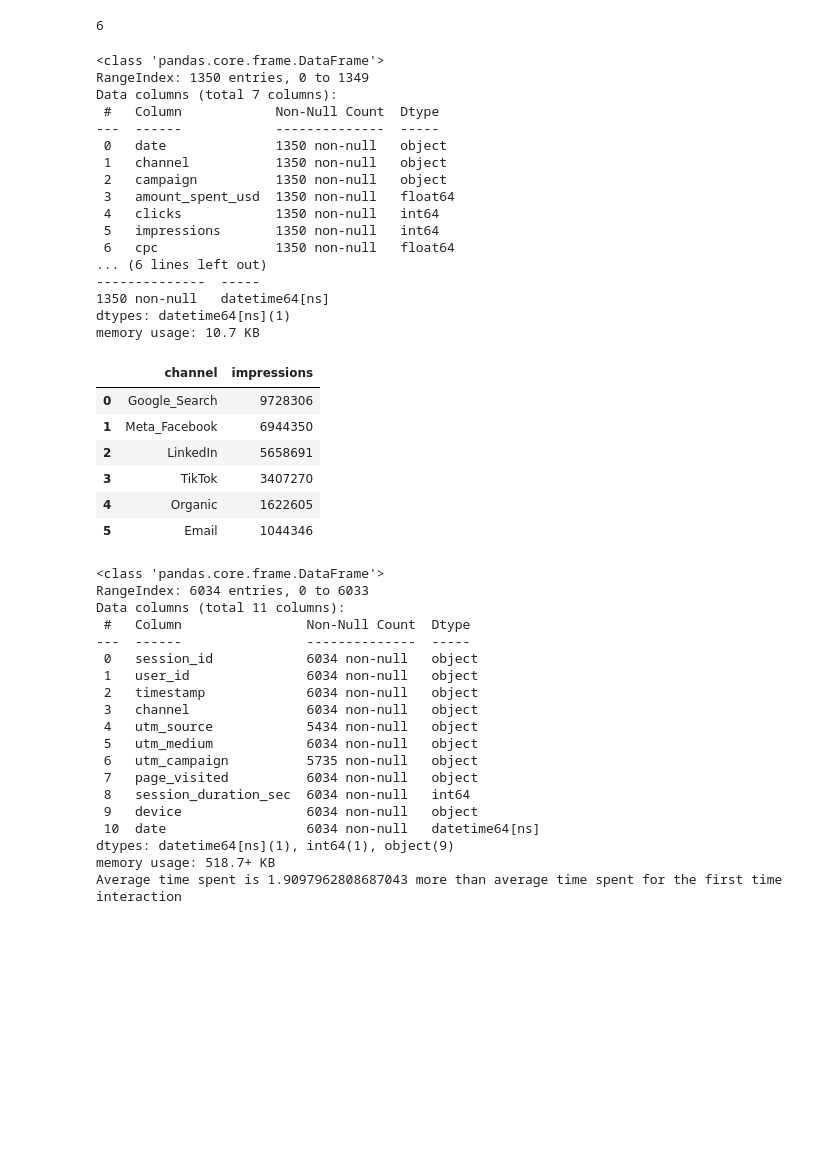
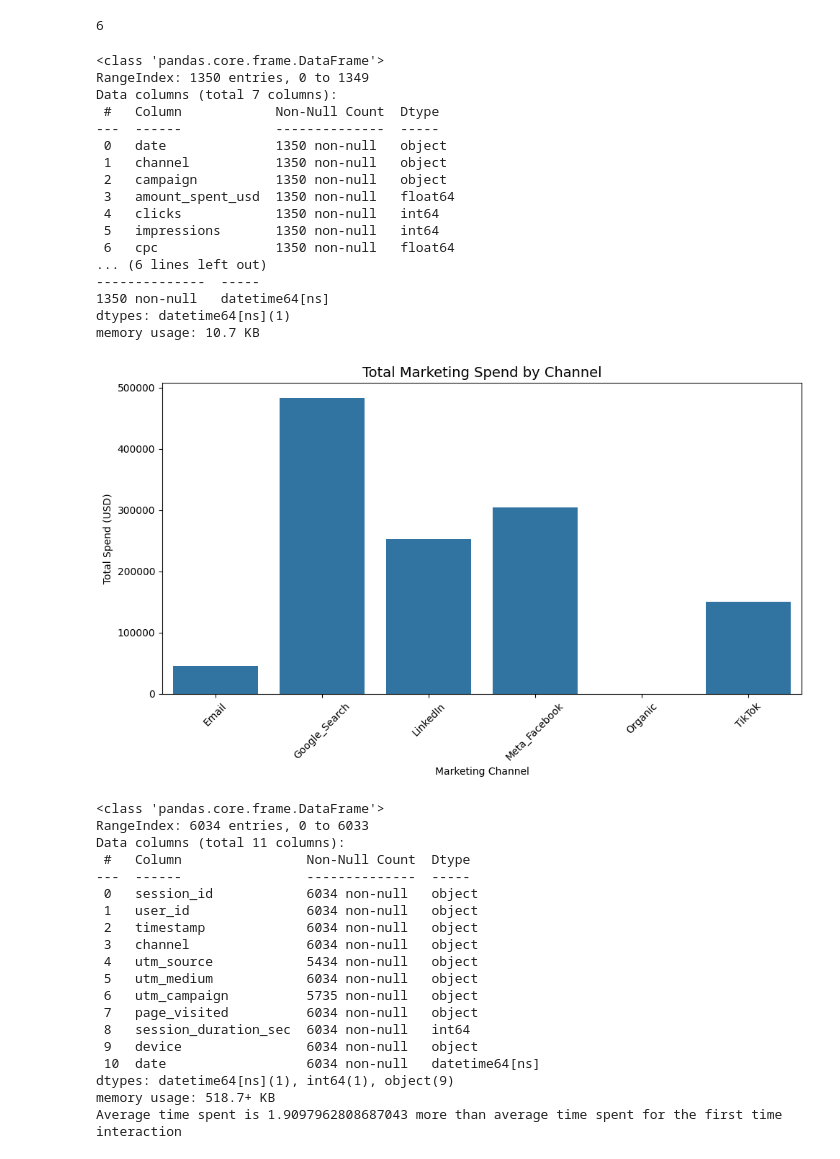
Before and after one commit to banerjee109/Infotact-Data-Team-2, a Jupyter notebook: Assignmenet_1_Roughbook.ipynb, the cells around one changed output. Drawn from its saved outputs; the diff is of its cells as text; code cells hidden in the pictures; blank space fills up the shorter version.

Commit message:
Created barplot for total marketing spend channel-wise in ad_spend_df

```diff
--- a/Assignmenet_1_Roughbook.ipynb
+++ b/Assignmenet_1_Roughbook.ipynb
@@ -283,40 +283,44 @@ click_through_rate
 ad_spend_df.head(1)
 grouped_cost=ad_spend_df.groupby(["campaign","channel"])["amount_spent_usd"].sum()
 grouped_impressions=ad_spend_df.groupby(["campaign","channel"])["impressions"].sum()
 cost_per_mille=(grouped_cost/grouped_impressions)*1000
 cost_per_mille = cost_per_mille.astype(float).sort_values(ascending=False)
 cost_per_mille.reset_index(name='cost_per_mille')
 ad_spend_df.head(2)
 ad_spend_df.groupby("campaign")["cpc"].sum().sort_values(ascending=False).reset_index()
 ad_spend_df["impressions"].idxmax()
 ad_spend_df["impressions"].idxmin()
 ad_spend_df.groupby("campaign")["impressions"].sum().sort_values(ascending=False).reset_index()
 ad_spend_df.groupby("channel")["impressions"].sum().sort_values(ascending=False).reset_index()
+##VISUALISATIONS
+channel_spend = ad_spend_df.groupby("channel")["amount_spent_usd"].sum().reset_index()
+plt.figure(figsize=(10,6))
+sns.barplot(data =channel_spend,x="channel",y="amount_spent_usd")
+plt.title("Total Marketing Spend by Channel", fontsize=14)
+plt.xlabel("Marketing Channel")
+plt.ylabel("Total Spend (USD)")
+plt.xticks(rotation=45)
+plt.tight_layout()
+plt.show()
 # %% [output]
 <class 'pandas.core.frame.DataFrame'>
 RangeIndex: 1350 entries, 0 to 1349
 Data columns (total 7 columns):
  #   Column            Non-Null Count  Dtype
 ---  ------            --------------  -----
  0   date              1350 non-null   object
  1   channel           1350 non-null   object
  2   campaign          1350 non-null   object
  3   amount_spent_usd  1350 non-null   float64
  4   clicks            1350 non-null   int64
  5   impressions       1350 non-null   int64
  6   cpc               1350 non-null   float64
 ... (6 lines left out)
 --------------  -----
 1350 non-null   datetime64[ns]
 dtypes: datetime64[ns](1)
 memory usage: 10.7 KB
-|  | channel | impressions |
-| 0 | Google_Search | 9728306 |
-| 1 | Meta_Facebook | 6944350 |
-| 2 | LinkedIn | 5658691 |
-| 3 | TikTok | 3407270 |
-| 4 | Organic | 1622605 |
-| 5 | Email | 1044346 |
+[figure, added]
 # %%
 import pandas as pd
 import numpy as np
```
Also changed, not shown: parts of 1 cell of this notebook.
